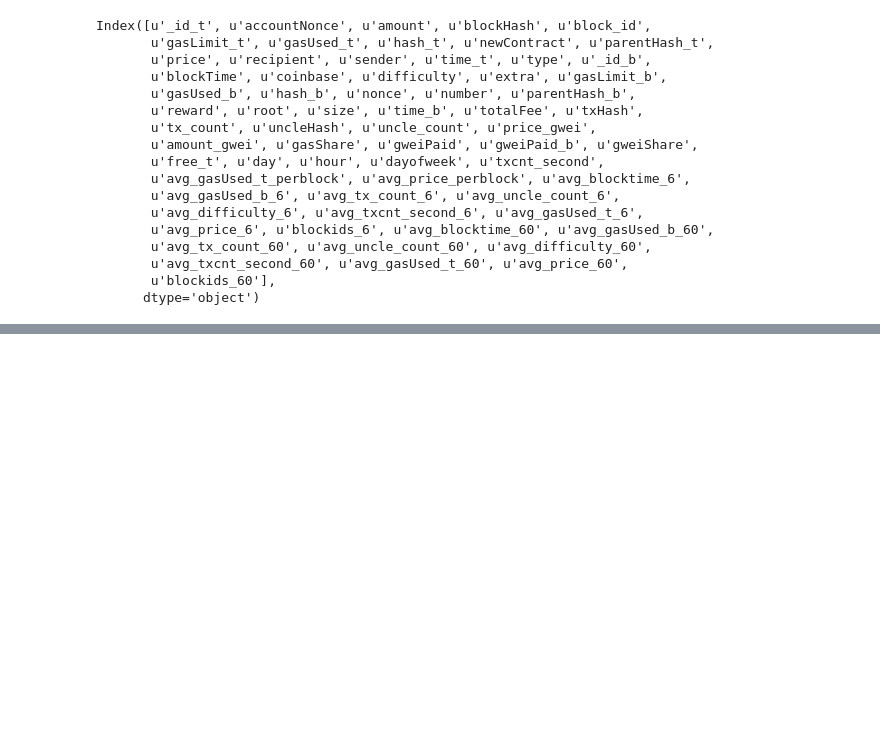
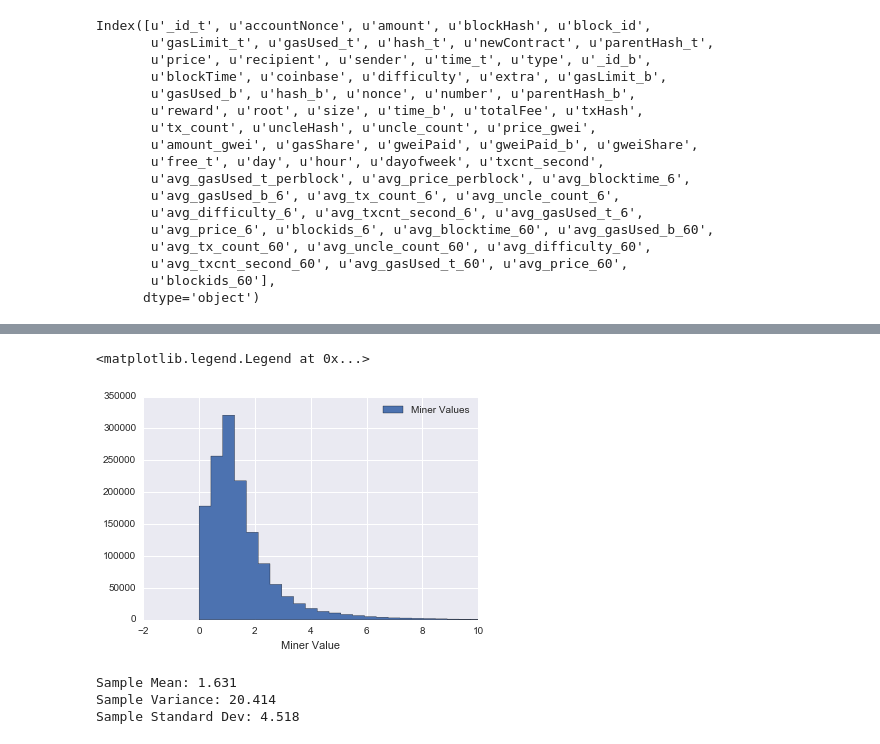
Before and after one commit to NunoEdgarGFlowHub/ethereum_blockchain, a Jupyter notebook: notebooks/feature_engineering.ipynb, the cells around one changed output, grey strips where cells are left out. Cells and saved outputs as stored; diff of their text form; code cells hidden in the pictures; blank space fills up the shorter version.

```diff
--- a/notebooks/feature_engineering.ipynb
+++ b/notebooks/feature_engineering.ipynb
@@ -55,0 +63,2 @@ df.dropna(inplace=True)
+# %%
+df = df[df['gasUsed_t'] != 0]
@@ -212,4 +152,0 @@ merged2[['block_id','price_gwei','gasUsed_t', 'gasUsed_b', 'gweiShare', 'gasShar
-# %%
-merged2['mu'] = merged2.gweiShare / merged2.gasShare
-# %%
-merged2['mu'].fillna(value=0, inplace=True)
@@ -272,0 +192,2 @@ samples = merged2[merged2['block_id'] == 4286252]['mu']
+# %%
+merged2['mv'] = merged2.gweiShare / merged2.gasShare
@@ -272,0 +241,20 @@ samples = merged2[merged2['block_id'] == 4286252]['mu']
+# %%
+merged2['mv'].hist(bins=10000, label='Miner Values', histtype='stepfilled')
+plt.xlim(-2, 10)
+plt.xlabel('Miner Value')
+plt.legend()
+# %% [output]
+<matplotlib.legend.Legend at 0x...>
+[figure, added]
+# %%
+# compute mean, variance, standard deviation
+mu_hat = np.mean(merged2['mv'])
+sigma_sq_hat = np.var(merged2['mv'])
+sigma_hat = np.std(merged2['mv'])
+print("Sample Mean: {0:1.3f}".format(mu_hat))
+print("Sample Variance: {0:1.3f}".format(sigma_sq_hat))
+print("Sample Standard Dev: {0:1.3f}".format(sigma_hat))
+# %% [output]
+Sample Mean: 1.631
+Sample Variance: 20.414
+Sample Standard Dev: 4.518
```
Also changed, not shown: parts of 65 cells of this notebook.
